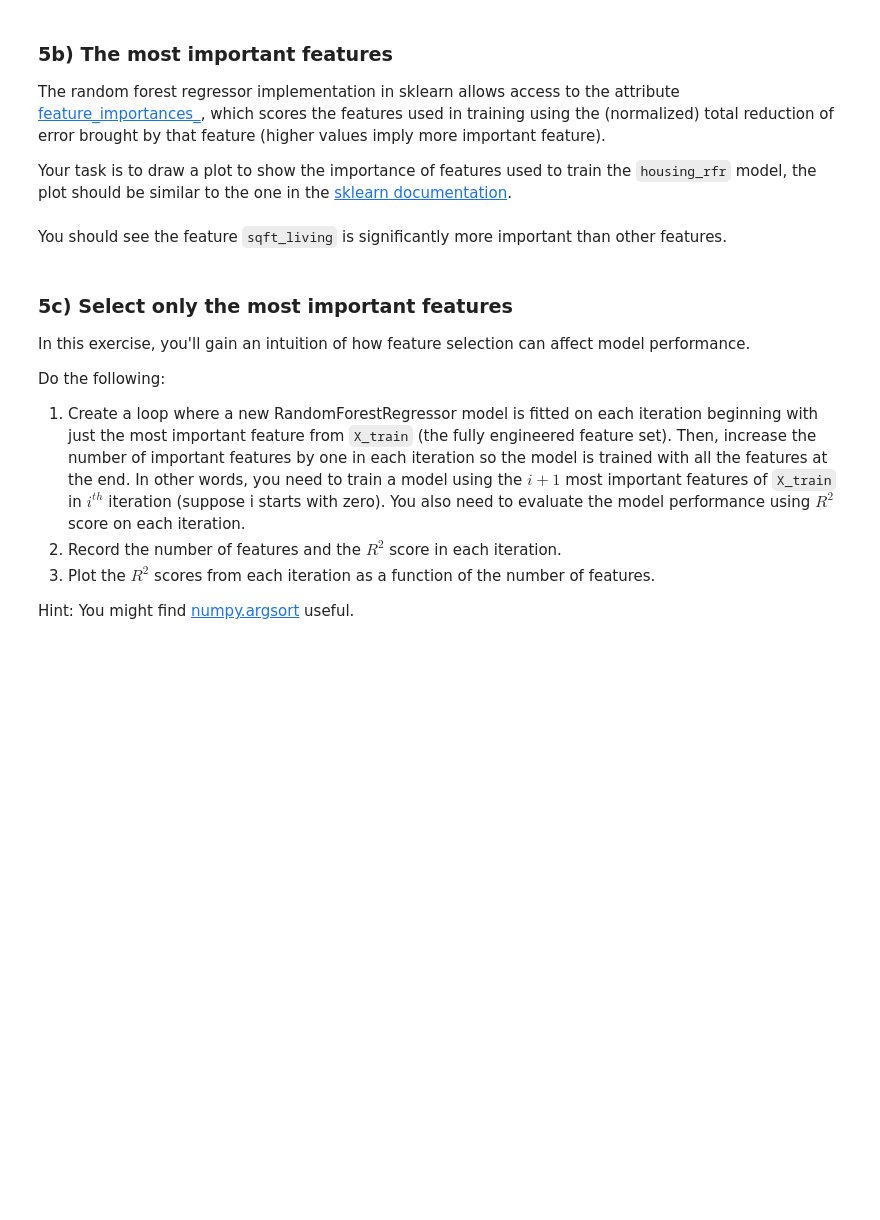
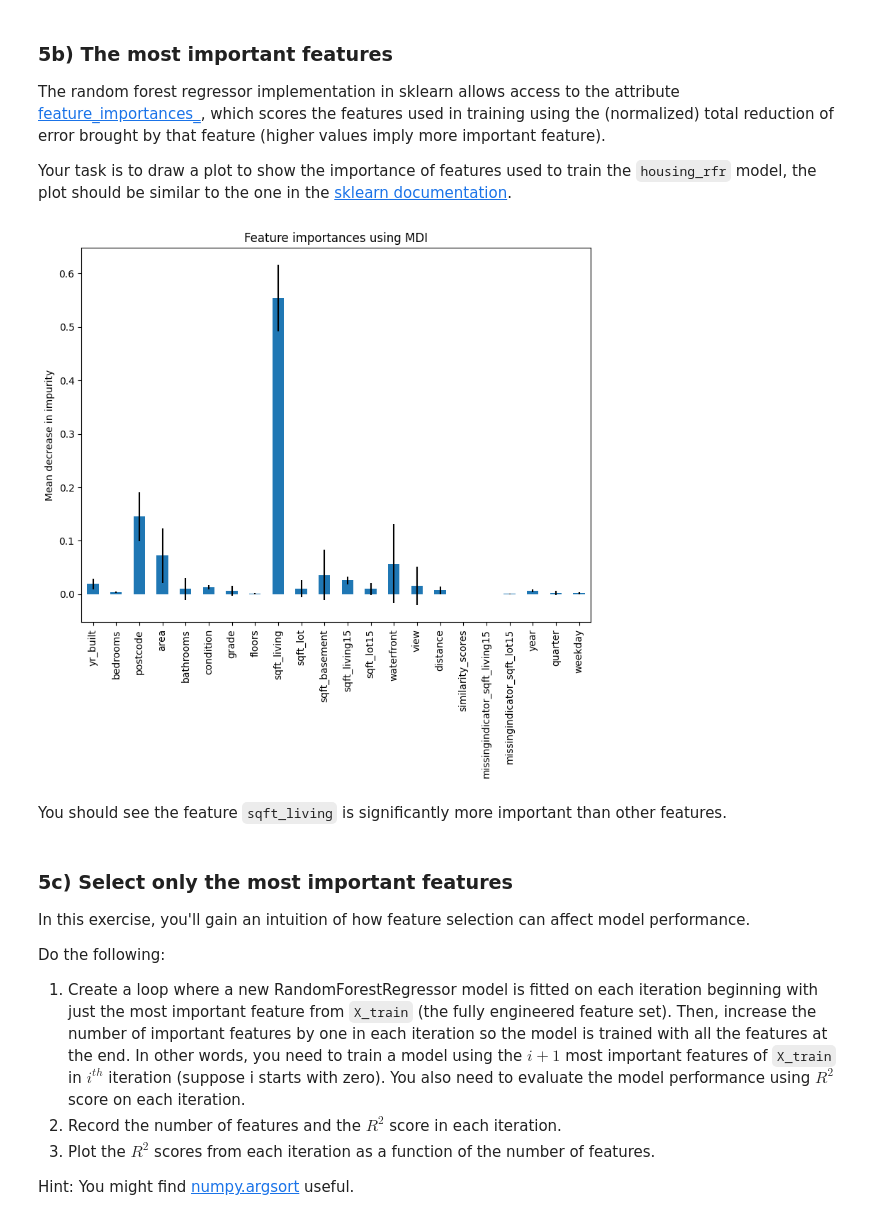
Before and after one commit to hoanghl/master-hw, a Jupyter notebook: week2_tutorials_assignments/week2_assignments/week2_assignment.ipynb, the cells around one changed output. Drawn from its saved outputs; the diff is of its cells as text; code cells hidden in the pictures; blank space fills up the shorter version.

```diff
--- a/week2_tutorials_assignments/week2_assignments/week2_assignment.ipynb
+++ b/week2_tutorials_assignments/week2_assignments/week2_assignment.ipynb
@@ -1089,3 +1375,17 @@ Your task is to draw a plot to show the importance of features used to train the
+# %%
+### BEGIN SOLUTION
+forest_importances = pd.Series(housing_rfr.feature_importances_, index=X_train.columns)
+std = np.std([tree.feature_importances_ for tree in housing_rfr.estimators_], axis=0)
+
+fig = plt.figure(figsize=(8, 8))
+ax = fig.add_subplot(111)
+forest_importances.plot.bar(yerr=std, ax=ax)
+ax.set_title("Feature importances using MDI")
+ax.set_ylabel("Mean decrease in impurity")
+fig.tight_layout()
+### END SOLUTION
+# %% [output]
+[figure, added]
 # %% [markdown]
 You should see the feature `sqft_living` is significantly more important than other features.
 # %% [markdown]
```
Also changed, not shown: parts of 43 cells of this notebook, 2 other files.
